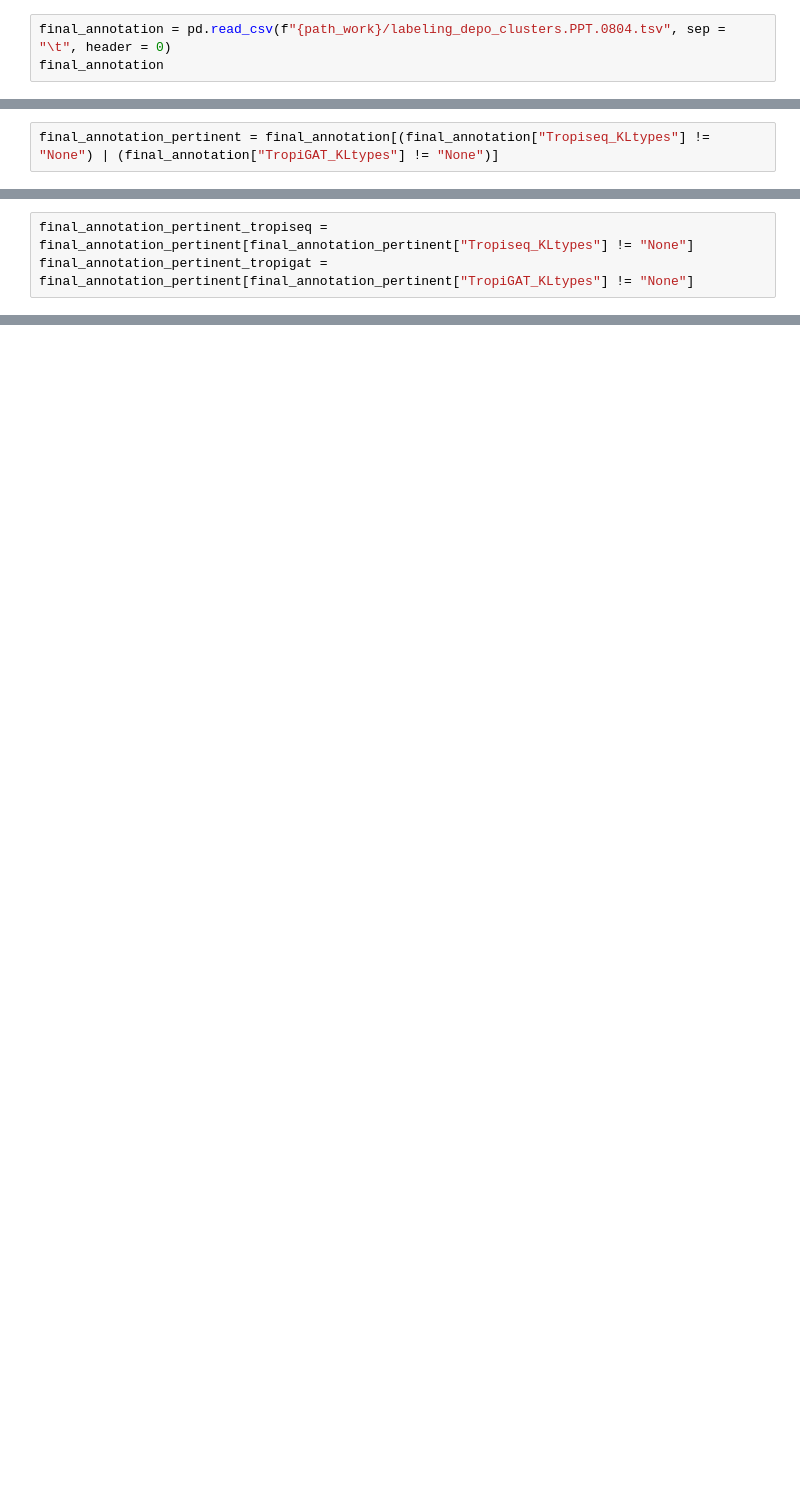
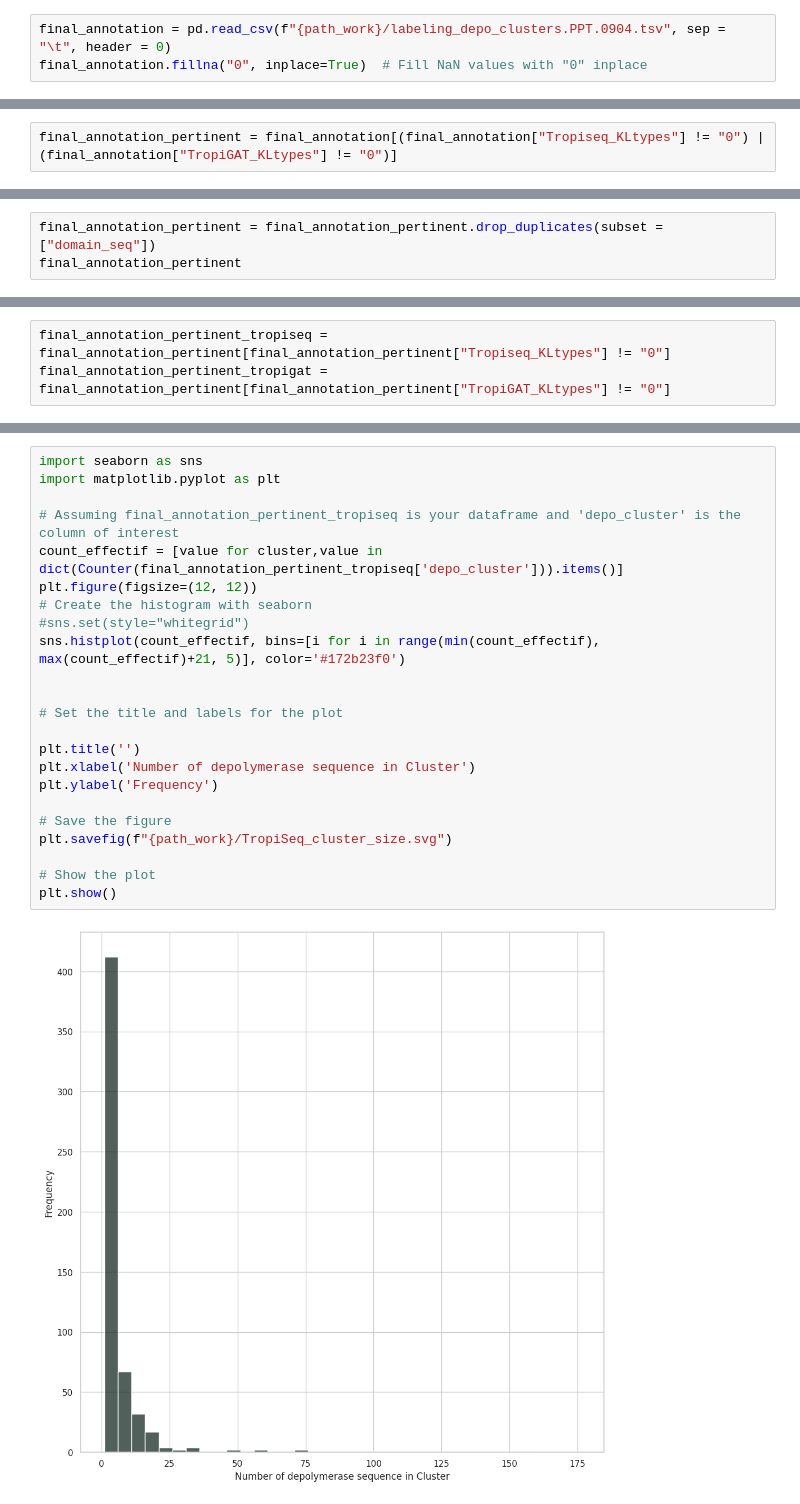
Before and after one commit to conchaeloko/Klebsiella_TropiSEARCH, a Jupyter notebook: scripts/XX_MS/Labeling_depos.ipynb, the cells around one changed output, grey strips where cells are left out. Drawn from its saved outputs; the diff is of its cells as text; blank space fills up the shorter version.

```diff
--- a/scripts/XX_MS/Labeling_depos.ipynb
+++ b/scripts/XX_MS/Labeling_depos.ipynb
@@ -71,3 +72,3 @@ def tuple_list_to_string(tuple_list):
 # %%
-final_annotation = pd.read_csv(f"{path_work}/labeling_depo_clusters.PPT.0804.tsv", sep = "\t", header = 0)
-final_annotation
+final_annotation = pd.read_csv(f"{path_work}/labeling_depo_clusters.PPT.0904.tsv", sep = "\t", header = 0)
+final_annotation.fillna("0", inplace=True)  # Fill NaN values with "0" inplace
@@ -88,2 +75,2 @@ final_annotation
 # %%
-final_annotation_pertinent = final_annotation[(final_annotation["Tropiseq_KLtypes"] != "None") | (final_annotation["TropiGAT_KLtypes"] != "None")]
+final_annotation_pertinent = final_annotation[(final_annotation["Tropiseq_KLtypes"] != "0") | (final_annotation["TropiGAT_KLtypes"] != "0")]
@@ -91,0 +79,3 @@ final_annotation_pertinent
+# %%
+final_annotation_pertinent = final_annotation_pertinent.drop_duplicates(subset = ["domain_seq"])
+final_annotation_pertinent
@@ -128,3 +343,3 @@ final_annotation_pertinent
 # %%
-final_annotation_pertinent_tropiseq = final_annotation_pertinent[final_annotation_pertinent["Tropiseq_KLtypes"] != "None"]
-final_annotation_pertinent_tropigat = final_annotation_pertinent[final_annotation_pertinent["TropiGAT_KLtypes"] != "None"]
+final_annotation_pertinent_tropiseq = final_annotation_pertinent[final_annotation_pertinent["Tropiseq_KLtypes"] != "0"]
+final_annotation_pertinent_tropigat = final_annotation_pertinent[final_annotation_pertinent["TropiGAT_KLtypes"] != "0"]
@@ -130,0 +366,25 @@ final_annotation_pertinent_tropigat = final_annotation_pertinent[final_annotatio
+# %%
+import seaborn as sns
+import matplotlib.pyplot as plt
+
+# Assuming final_annotation_pertinent_tropiseq is your dataframe and 'depo_cluster' is the column of interest
+count_effectif = [value for cluster,value in dict(Counter(final_annotation_pertinent_tropiseq['depo_cluster'])).items()]
+plt.figure(figsize=(12, 12))
+# Create the histogram with seaborn
+#sns.set(style="whitegrid")
+sns.histplot(count_effectif, bins=[i for i in range(min(count_effectif), max(count_effectif)+21, 5)], color='#172b23f0')
+
+
+# Set the title and labels for the plot
+
+plt.title('')
+plt.xlabel('Number of depolymerase sequence in Cluster')
+plt.ylabel('Frequency')
+
+# Save the figure
+plt.savefig(f"{path_work}/TropiSeq_cluster_size.svg")
+
+# Show the plot
+plt.show()
+# %% [output]
+[figure, added]
```
Also changed, not shown: parts of 50 cells of this notebook, 13 other files.
